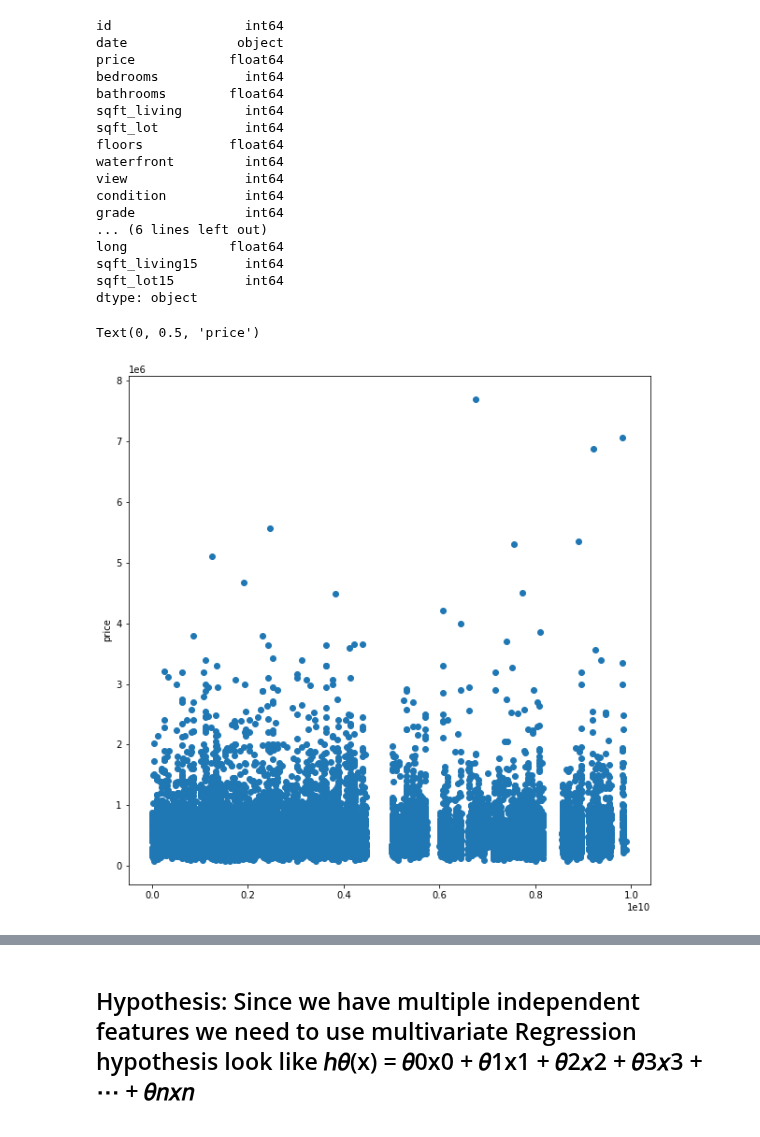
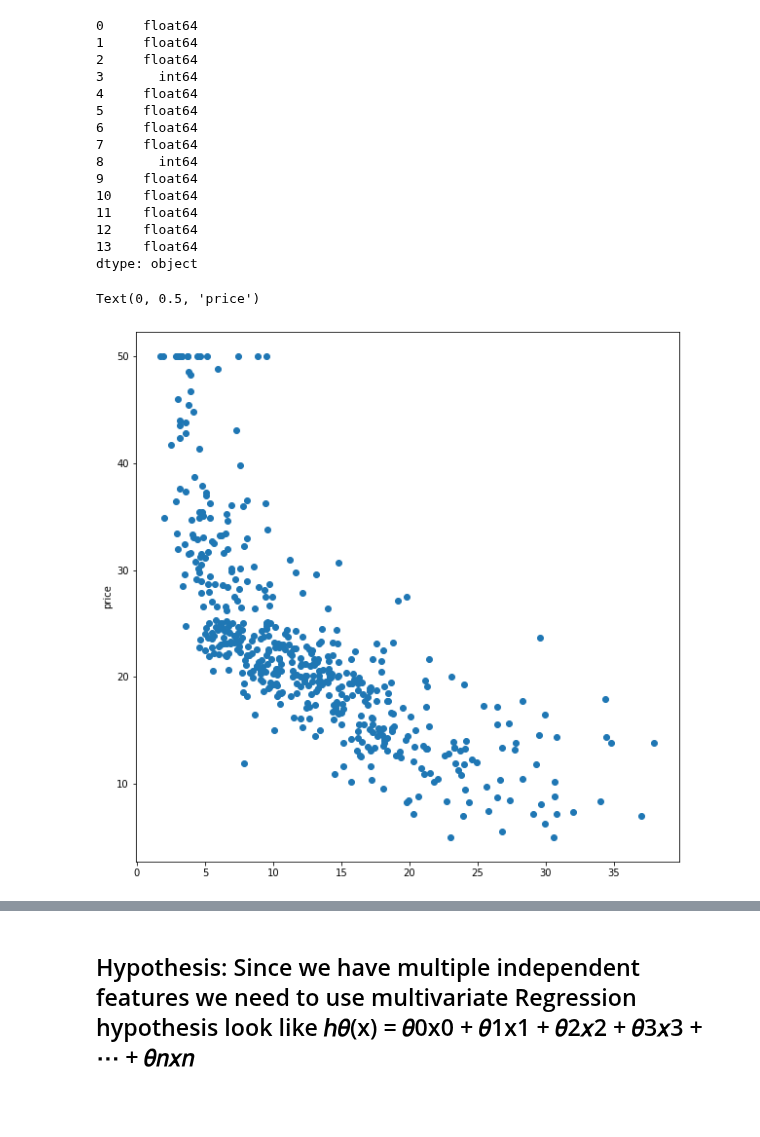
Before and after one commit to BhargavPalaketi/MachineLearning, a Jupyter notebook: SupervisedLearning/Regression/Multivariate Regression/code/housePricePredwithoutSKlearnmodel.ipynb, the cells around one changed output, grey strips where cells are left out. Saved outputs shown, nothing was run; the diff lists cells and outputs as text; code cells hidden in the pictures.

```diff
--- a/SupervisedLearning/Regression/Multivariate Regression/code/housePricePredwithoutSKlearnmodel.ipynb
+++ b/SupervisedLearning/Regression/Multivariate Regression/code/housePricePredwithoutSKlearnmodel.ipynb
@@ -16,0 +10,4 @@ data.head()
+# %%
+url ="https://raw.githubusercontent.com/jbrownlee/Datasets/master/housing.csv"
+data = pd.read_csv(url,header=None)
+df = data
@@ -38,28 +42,26 @@ correlation_matrix
 # %%
 data.dtypes
 # %% [output]
-id                 int64
-date              object
-price            float64
-bedrooms           int64
-bathrooms        float64
-sqft_living        int64
-sqft_lot           int64
-floors           float64
-waterfront         int64
-view               int64
-condition          int64
-grade              int64
-... (6 lines left out)
-long             float64
-sqft_living15      int64
-sqft_lot15         int64
+0     float64
+1     float64
+2     float64
+3       int64
+4     float64
+5     float64
+6     float64
+7     float64
+8       int64
+9     float64
+10    float64
+11    float64
+12    float64
+13    float64
 dtype: object
 # %%
 plt.figure(figsize=(10,10))
-plt.plot(data['id'],data['price'],'o')
+plt.plot(data[12],data[13],'o')
 plt.ylabel('price')
 # %% [output]
 Text(0, 0.5, 'price')
-[figure, old version]
+[figure, new version]
 # %%
```
Also changed, not shown: parts of 37 cells of this notebook.
